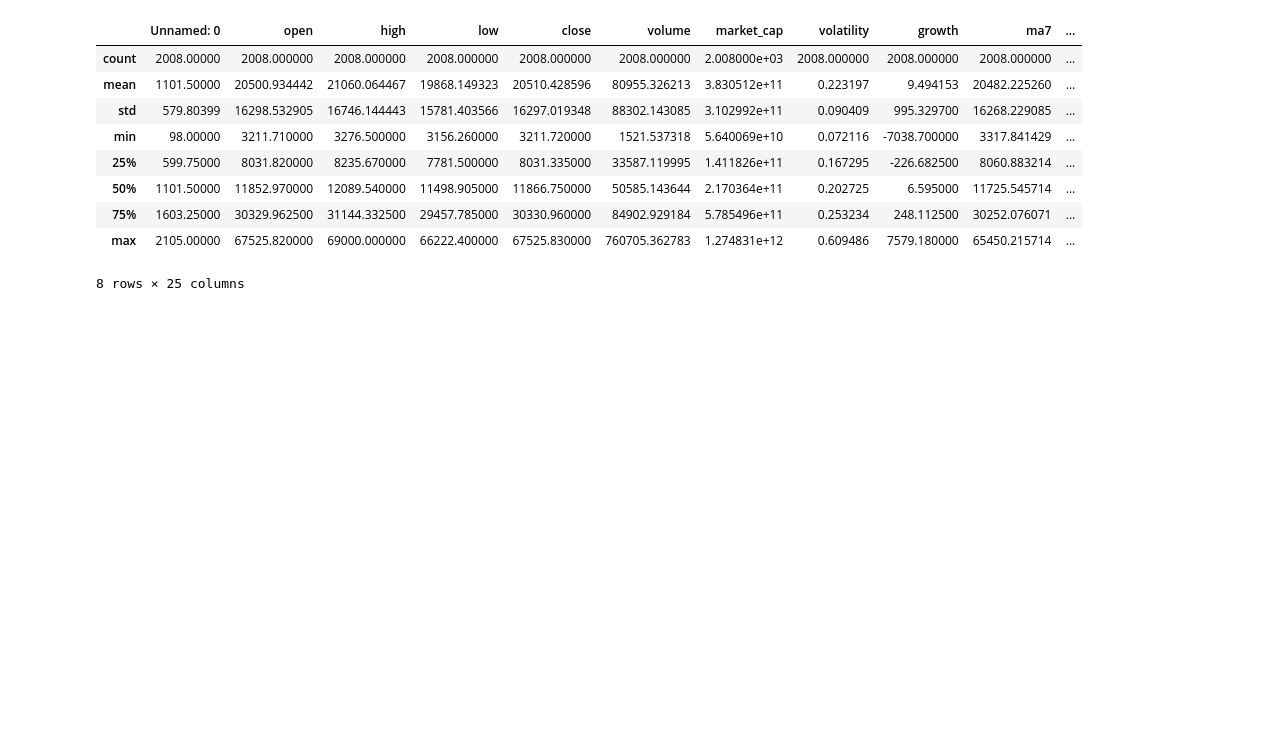
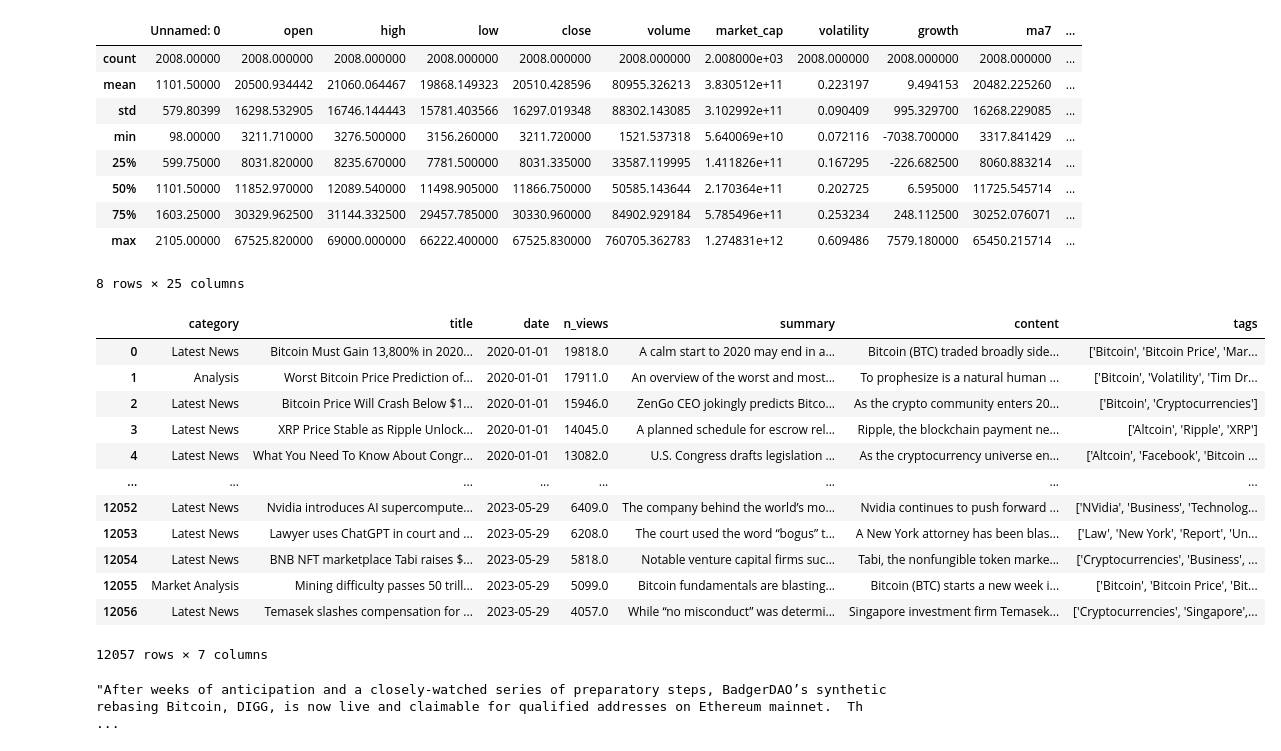
Before and after one commit to okkostenko/crypto_price_prediction_starknet, a Jupyter notebook: scratch_pad.ipynb, the cells around one changed output. Cells and saved outputs as stored; diff of their text form; code cells hidden in the pictures; blank space fills up the shorter version.

Commit message:
sentiment analysis for cointelegraph news

```diff
--- a/scratch_pad.ipynb
+++ b/scratch_pad.ipynb
@@ -335,3 +335,26 @@ df.describe()
 | 75% | 1603.25000 | 30329.962500 | 31144.332500 | 29457.785000 | 30330.960000 | 84902.929184 | 5.785496e+11 | 0.253234 | 248.112500 | 30252.076071 | ... |
 | max | 2105.00000 | 67525.820000 | 69000.000000 | 66222.400000 | 67525.830000 | 760705.362783 | 1.274831e+12 | 0.609486 | 7579.180000 | 65450.215714 | ... |
 8 rows × 25 columns
+# %%
+import pandas as pd
+
+df = pd.read_csv("data_collection/datasets/sentiments/news_database_clean.csv")
+df
+# %% [output]
+|  | category | title | date | n_views | summary | content | tags |
+| 0 | Latest News | Bitcoin Must Gain 13,800% in 2020... | 2020-01-01 | 19818.0 | A calm start to 2020 may end in a... | Bitcoin (BTC) traded broadly side... | ['Bitcoin', 'Bitcoin Price', 'Mar... |
+| 1 | Analysis | Worst Bitcoin Price Prediction of... | 2020-01-01 | 17911.0 | An overview of the worst and most... | To prophesize is a natural human ... | ['Bitcoin', 'Volatility', 'Tim Dr... |
+| 2 | Latest News | Bitcoin Price Will Crash Below $1... | 2020-01-01 | 15946.0 | ZenGo CEO jokingly predicts Bitco... | As the crypto community enters 20... | ['Bitcoin', 'Cryptocurrencies'] |
+| 3 | Latest News | XRP Price Stable as Ripple Unlock... | 2020-01-01 | 14045.0 | A planned schedule for escrow rel... | Ripple, the blockchain payment ne... | ['Altcoin', 'Ripple', 'XRP'] |
+| 4 | Latest News | What You Need To Know About Congr... | 2020-01-01 | 13082.0 | U.S. Congress drafts legislation ... | As the cryptocurrency universe en... | ['Altcoin', 'Facebook', 'Bitcoin ... |
+| ... | ... | ... | ... | ... | ... | ... | ... |
+| 12052 | Latest News | Nvidia introduces AI supercompute... | 2023-05-29 | 6409.0 | The company behind the world’s mo... | Nvidia continues to push forward ... | ['NVidia', 'Business', 'Technolog... |
+| 12053 | Latest News | Lawyer uses ChatGPT in court and ... | 2023-05-29 | 6208.0 | The court used the word “bogus” t... | A New York attorney has been blas... | ['Law', 'New York', 'Report', 'Un... |
+| 12054 | Latest News | BNB NFT marketplace Tabi raises $... | 2023-05-29 | 5818.0 | Notable venture capital firms suc... | Tabi, the nonfungible token marke... | ['Cryptocurrencies', 'Business', ... |
+| 12055 | Market Analysis | Mining difficulty passes 50 trill... | 2023-05-29 | 5099.0 | Bitcoin fundamentals are blasting... | Bitcoin (BTC) starts a new week i... | ['Bitcoin', 'Bitcoin Price', 'Bit... |
+| 12056 | Latest News | Temasek slashes compensation for ... | 2023-05-29 | 4057.0 | While “no misconduct” was determi... | Singapore investment firm Temasek... | ['Cryptocurrencies', 'Singapore',... |
+12057 rows × 7 columns
+# %%
+df.iloc[3847, 5]
+# %% [output]
+"After weeks of anticipation and a closely-watched series of preparatory steps, BadgerDAO’s synthetic rebasing Bitcoin, DIGG, is now live and claimable for qualified addresses on Ethereum mainnet.  Th ...
```
Also changed, not shown: parts of 5 cells of this notebook, 3 other files.
